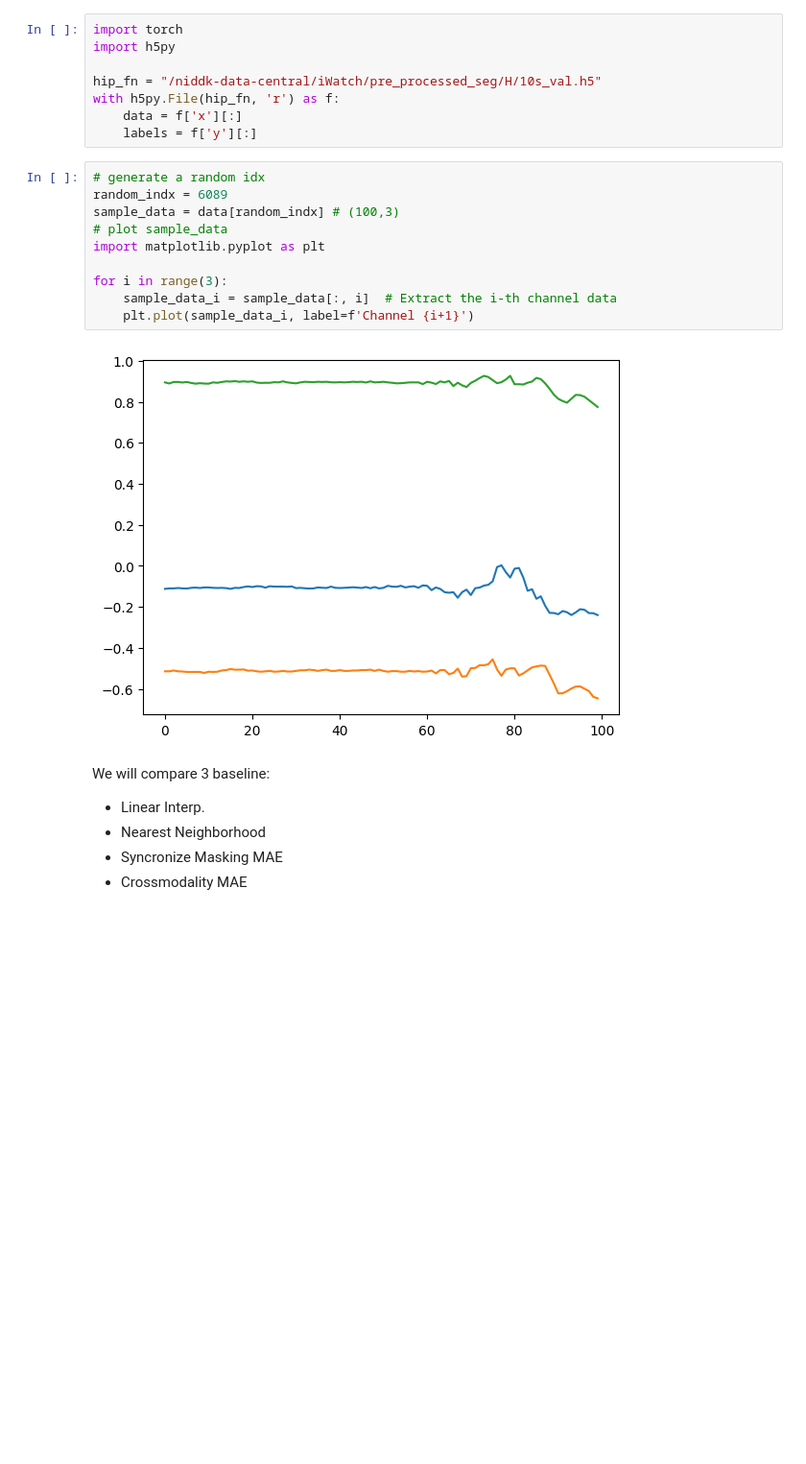
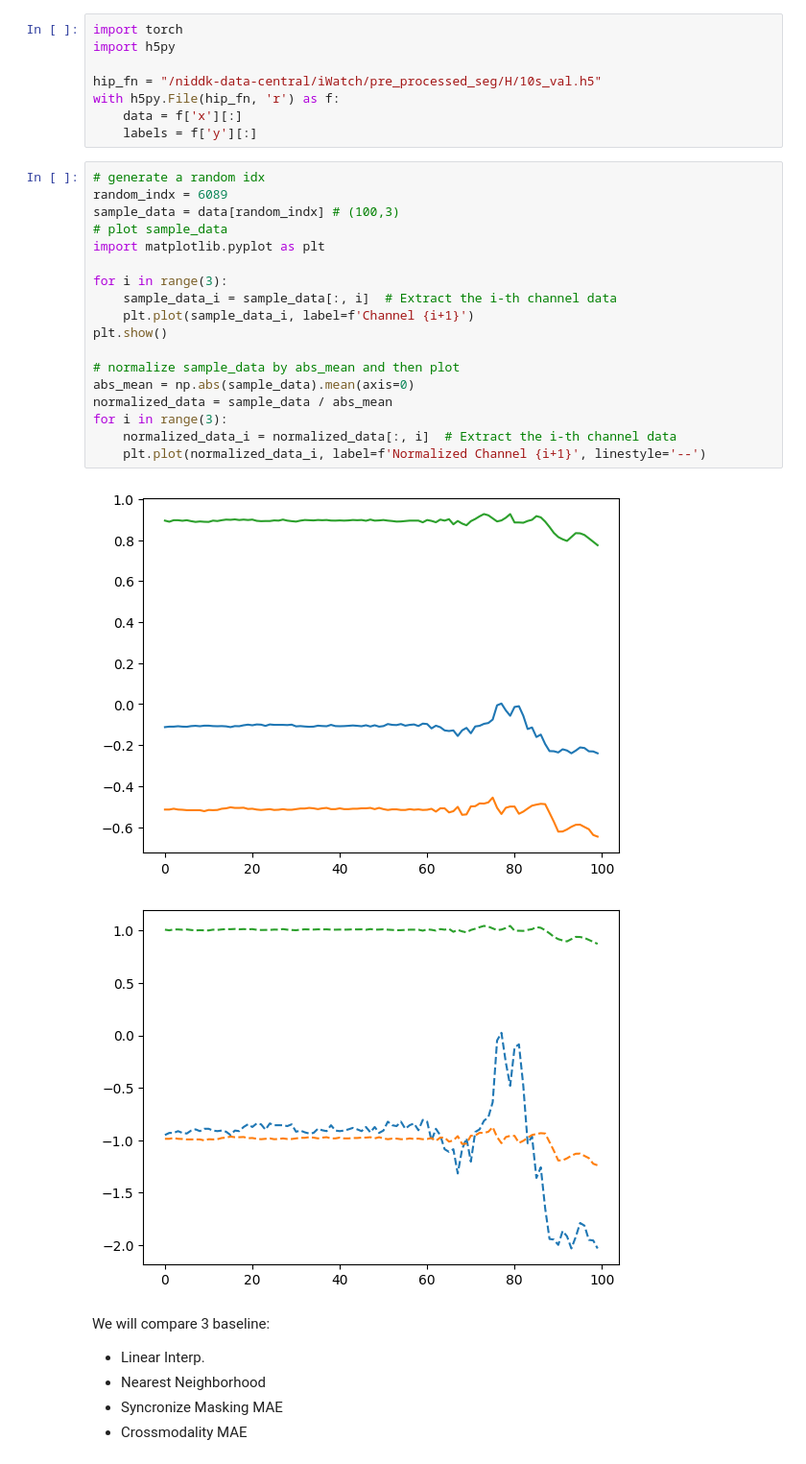
Before and after one commit to yuc0805/DeepPostures_MAE, a Jupyter notebook: MoCA/Genrative_task_eval.ipynb, the cells around one changed output. Shown at 96% size. Saved outputs shown, nothing was run; the diff lists cells and outputs as text; blank space fills up the shorter version.

```diff
--- a/MoCA/Genrative_task_eval.ipynb
+++ b/MoCA/Genrative_task_eval.ipynb
@@ -22,15 +22,24 @@ with h5py.File(hip_fn, 'r') as f:
 # %%
 # generate a random idx
 random_indx = 6089
 sample_data = data[random_indx] # (100,3)
 # plot sample_data
 import matplotlib.pyplot as plt
 
 for i in range(3):
     sample_data_i = sample_data[:, i]  # Extract the i-th channel data
     plt.plot(sample_data_i, label=f'Channel {i+1}')
+plt.show()
+
+# normalize sample_data by abs_mean and then plot
+abs_mean = np.abs(sample_data).mean(axis=0)
+normalized_data = sample_data / abs_mean
+for i in range(3):
+    normalized_data_i = normalized_data[:, i]  # Extract the i-th channel data
+    plt.plot(normalized_data_i, label=f'Normalized Channel {i+1}', linestyle='--')
 # %% [output]
 [figure]
+[figure, added]
 # %% [markdown]
 We will compare 3 baseline:
 * Linear Interp.
```
Also changed, not shown: parts of 11 cells of this notebook, 2 other files.
